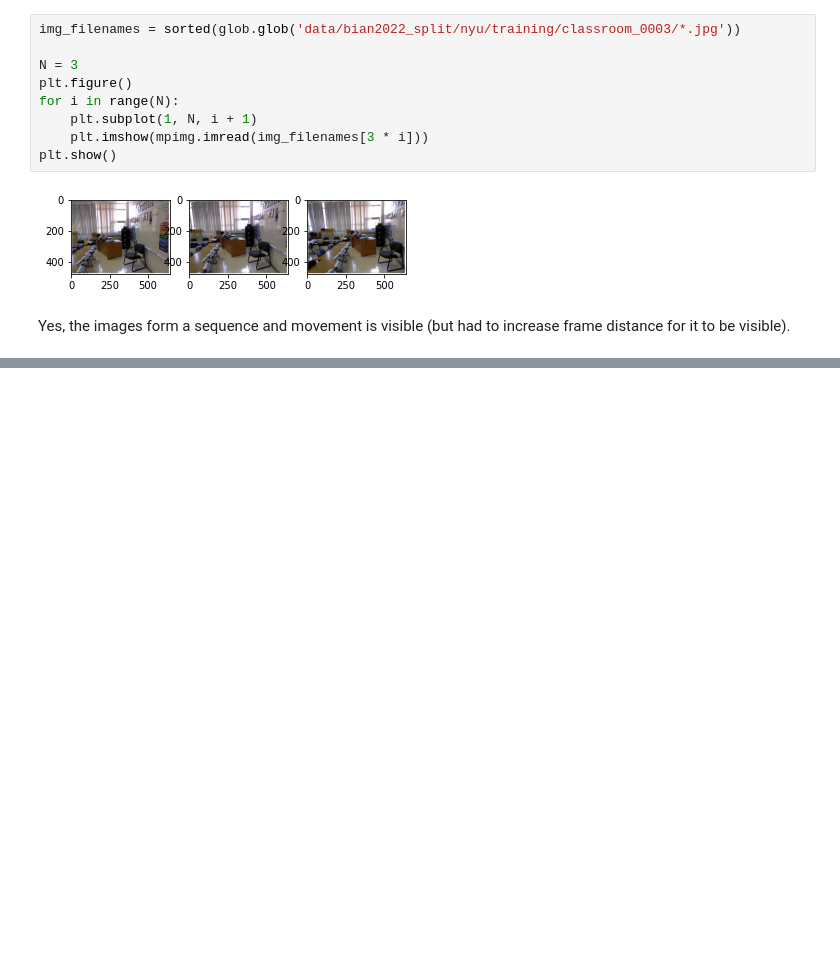
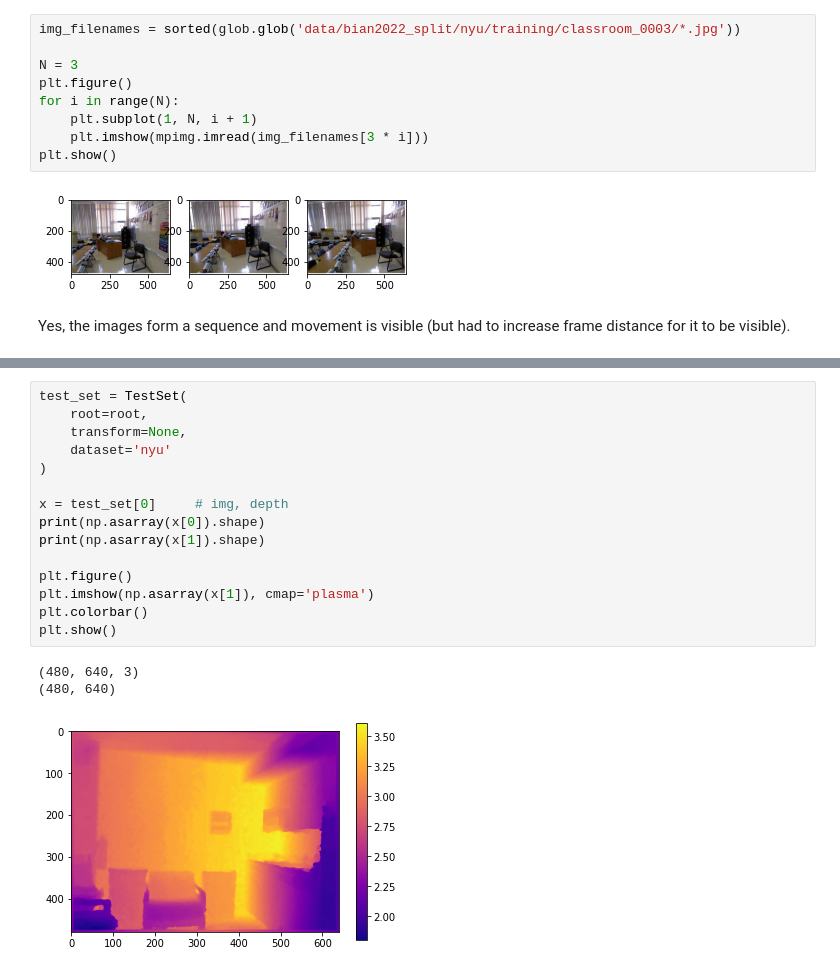
Before and after one commit to tomvand/nyuv2-example, a Jupyter notebook: notes.ipynb, the cells around one changed output, grey strips where cells are left out. Drawn from its saved outputs; the diff is of its cells as text; blank space fills up the shorter version.

```diff
--- a/notes.ipynb
+++ b/notes.ipynb
@@ -396,0 +457,19 @@ Yes, the images form a sequence and movement is visible (but had to increase fra
+# %%
+test_set = TestSet(
+    root=root,
+    transform=None,
+    dataset='nyu'
+)
+
+x = test_set[0]     # img, depth
+print(np.asarray(x[0]).shape)
+print(np.asarray(x[1]).shape)
+
+plt.figure()
+plt.imshow(np.asarray(x[1]), cmap='plasma')
+plt.colorbar()
+plt.show()
+# %% [output]
+(480, 640, 3)
+(480, 640)
+[figure, added]
```
Also changed, not shown: parts of 4 cells of this notebook, 1 other file.
